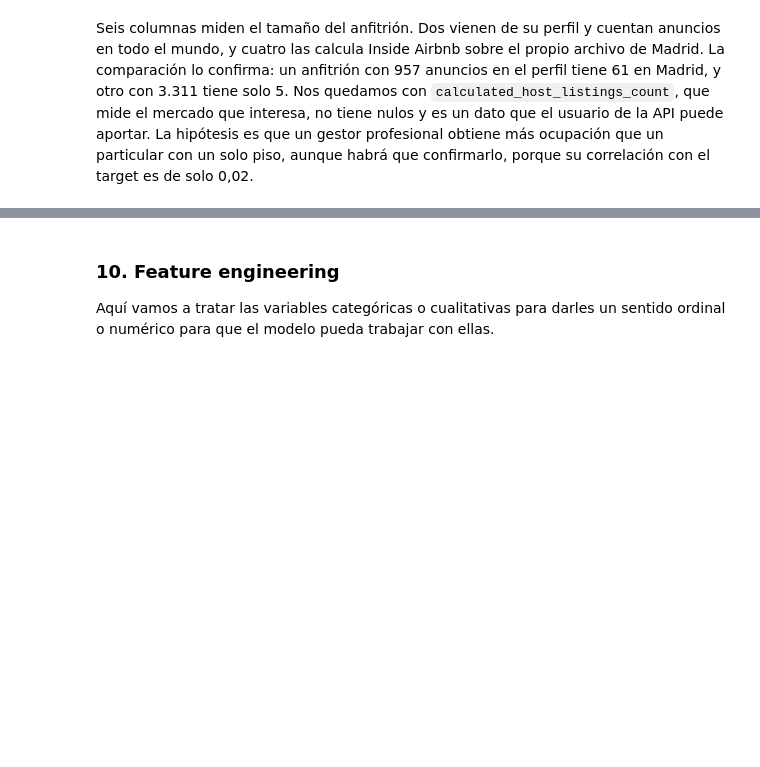
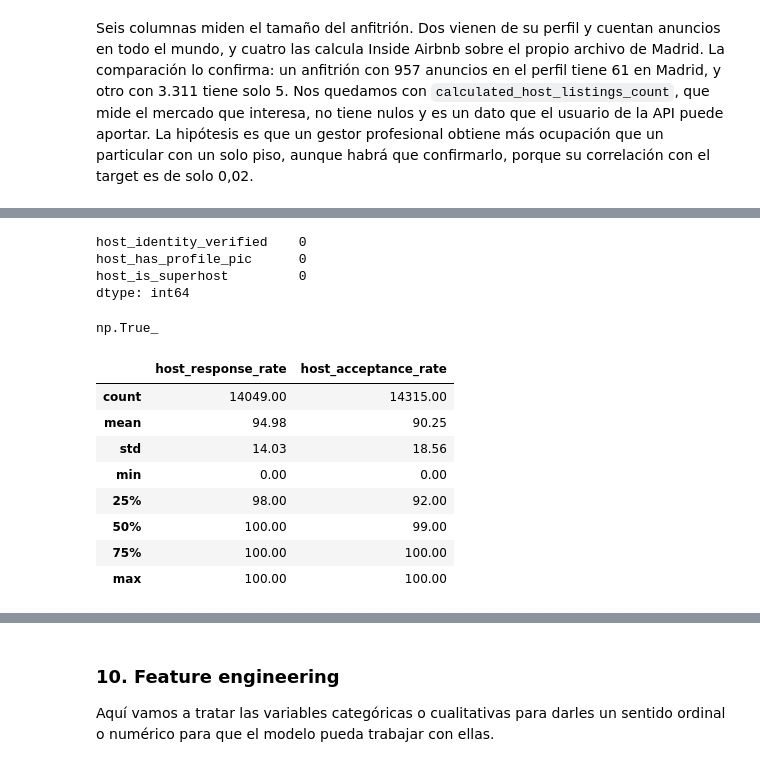
Before and after one commit to HimuraFresh/madrid-rental-revenue-prediction, a Jupyter notebook: notebooks/main.ipynb, the cells around one changed output, grey strips where cells are left out. Drawn from its saved outputs; the diff is of its cells as text; code cells hidden in the pictures; blank space fills up the shorter version.

```diff
--- a/notebooks/main.ipynb
+++ b/notebooks/main.ipynb
@@ -1353,0 +1317,23 @@ df.drop(columns=["last_review","first_review","host_response_time","host_verific
+# %%
+X_train[["host_identity_verified", "host_has_profile_pic", "host_is_superhost"]].isna().sum()
+# %% [output]
+host_identity_verified    0
+host_has_profile_pic      0
+host_is_superhost         0
+dtype: int64
+# %%
+(X_train["host_response_rate"].isna() == X_train["host_response_time"].isna()).all()
+# %% [output]
+np.True_
+# %%
+X_train[["host_response_rate", "host_acceptance_rate"]].describe()
+# %% [output]
+|  | host_response_rate | host_acceptance_rate |
+| count | 14049.00 | 14315.00 |
+| mean | 94.98 | 90.25 |
+| std | 14.03 | 18.56 |
+| min | 0.00 | 0.00 |
+| 25% | 98.00 | 92.00 |
+| 50% | 100.00 | 99.00 |
+| 75% | 100.00 | 100.00 |
+| max | 100.00 | 100.00 |
```
Also changed, not shown: parts of 45 cells of this notebook.
